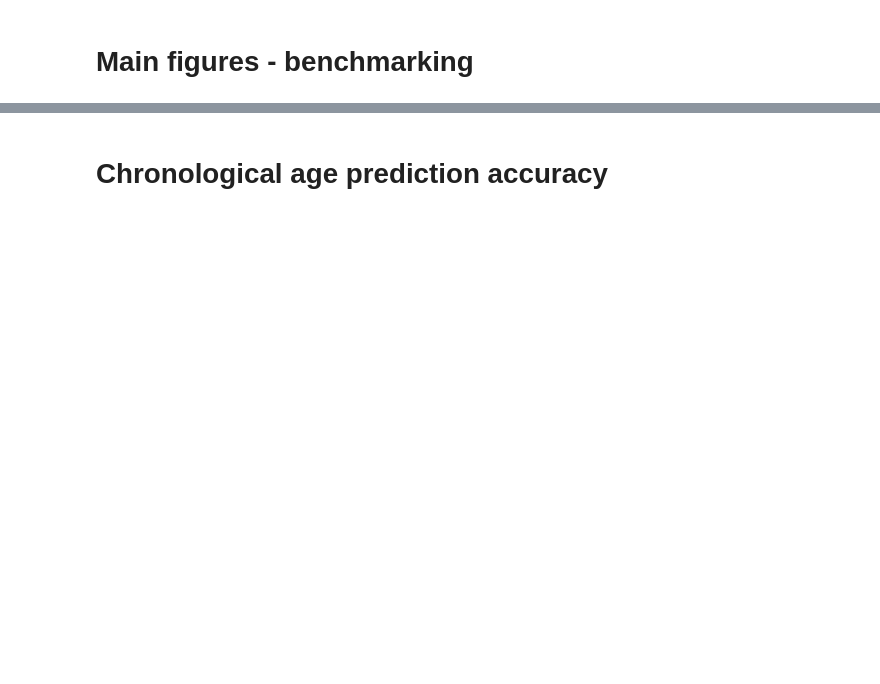
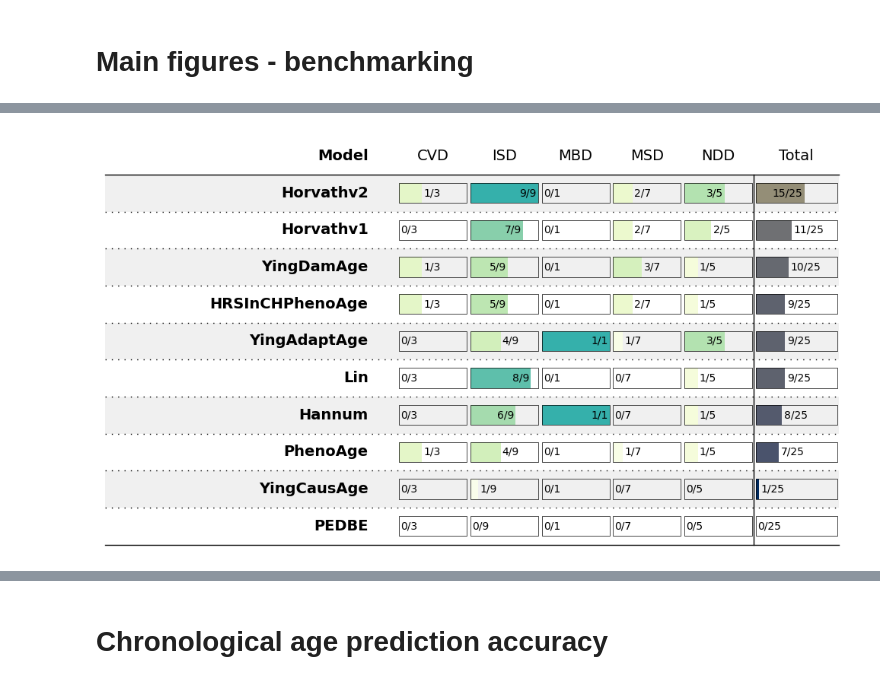
Before and after one commit to ComputationalAgingLab/ComputAge, a Jupyter notebook: benchplots.ipynb, the cells around one changed output, grey strips where cells are left out. Drawn from its saved outputs; the diff is of its cells as text; code cells hidden in the pictures; blank space fills up the shorter version.

```diff
--- a/benchplots.ipynb
+++ b/benchplots.ipynb
@@ -46,0 +43,5 @@ classes = cond2class(conds)
+# %%
+ax = plot_class_bench(AA1data)
+plt.show()
+# %% [output]
+[figure, added]
```
Also changed, not shown: parts of 11 cells of this notebook, 5 other files.
